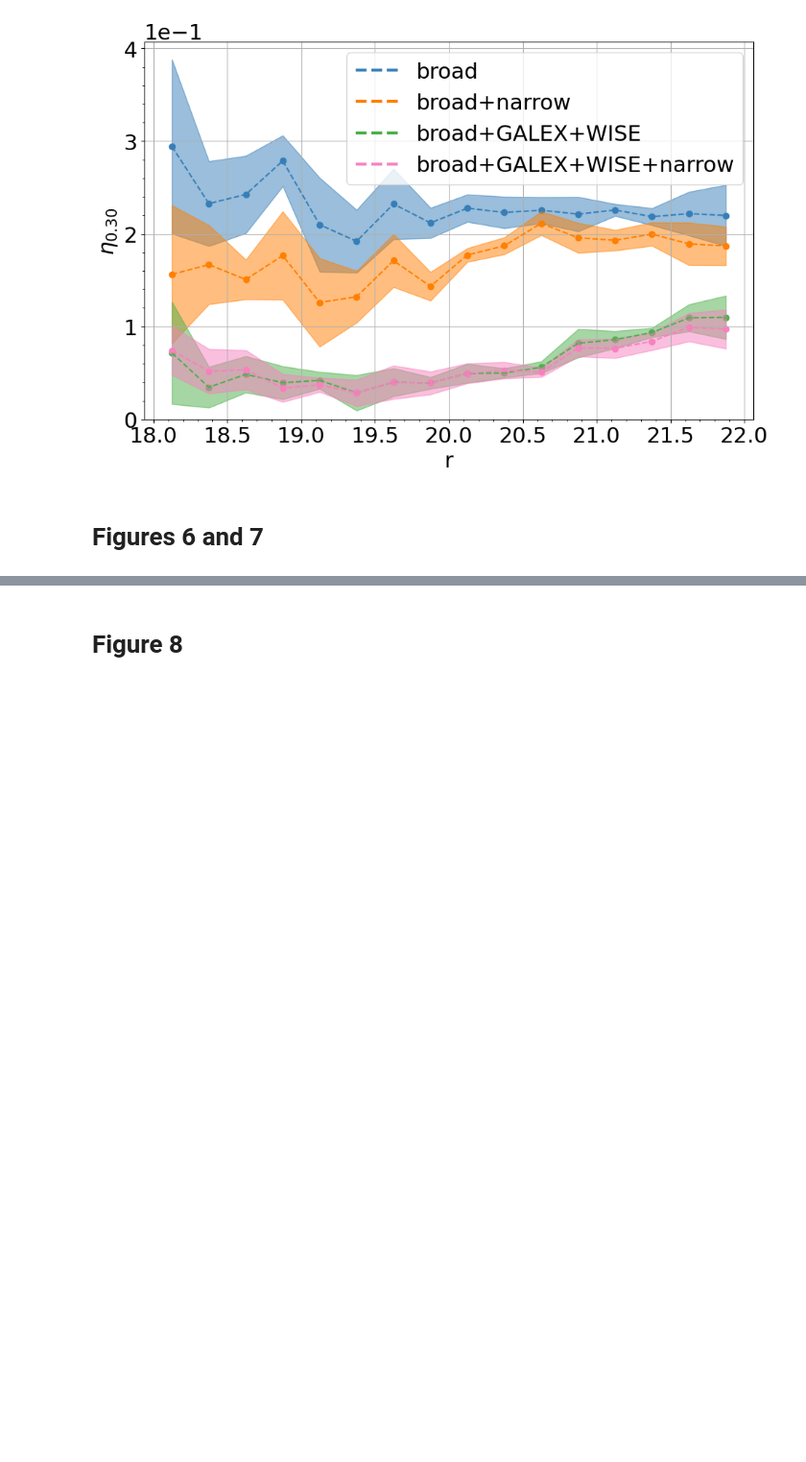
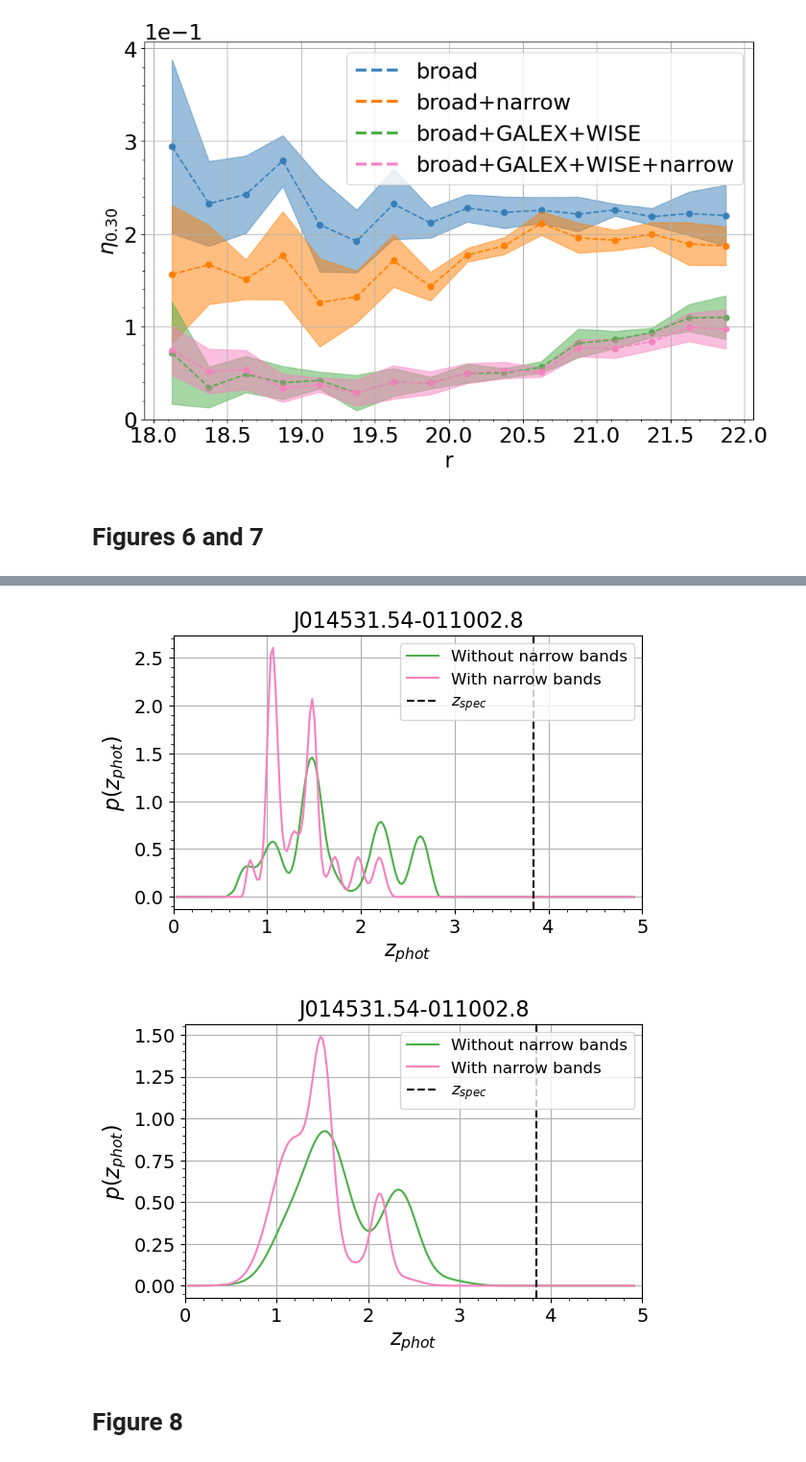
Before and after one commit to marixko/qucats_paper, a Jupyter notebook: codes/notebooks/paper_plots.ipynb, the cells around one changed output, grey strips where cells are left out. Shown at 96% size. Drawn from its saved outputs; the diff is of its cells as text; code cells hidden in the pictures; blank space fills up the shorter version.

```diff
--- a/codes/notebooks/paper_plots.ipynb
+++ b/codes/notebooks/paper_plots.ipynb
@@ -121,3 +121,9 @@ plot_PDFs('BMDN', bmdn_models, sdss, z, x_bmdn, idxs, colors_dict, save=True)
+# %%
+plot_PDFs('FlexCoDE', flex_models, sdss, z, x_flex, np.array([[977]]), colors_dict, save=True)
+plot_PDFs('BMDN', bmdn_models, sdss, z, x_flex, np.array([[977]]), colors_dict, save=True)
+# %% [output]
+[figure, added]
+[figure, added]
 # %% [markdown]
 # Figure 8
 # %%
```
Also changed, not shown: parts of 4 cells of this notebook, 9 other files.
